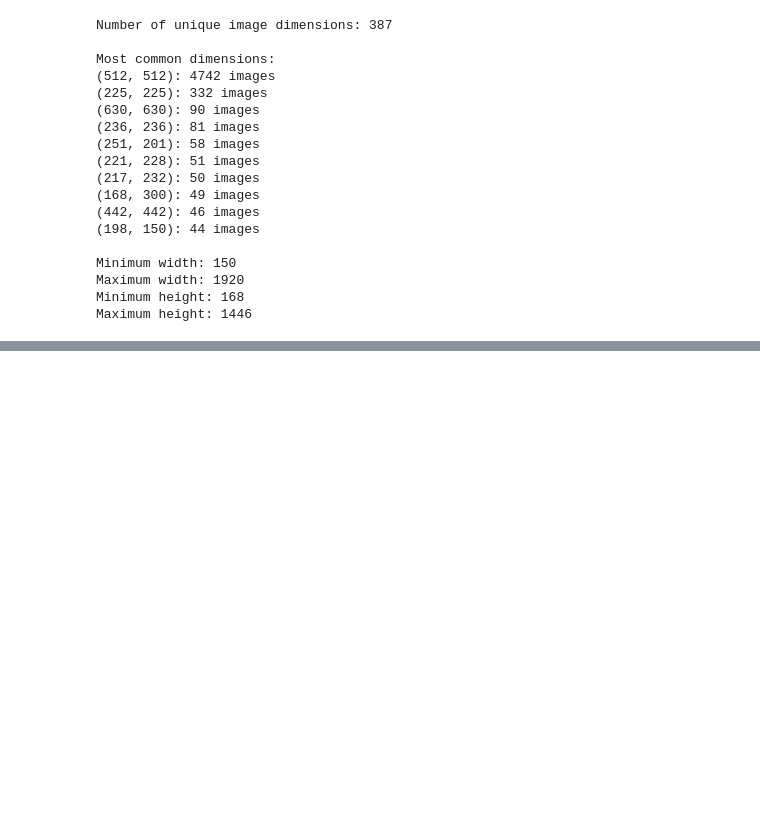
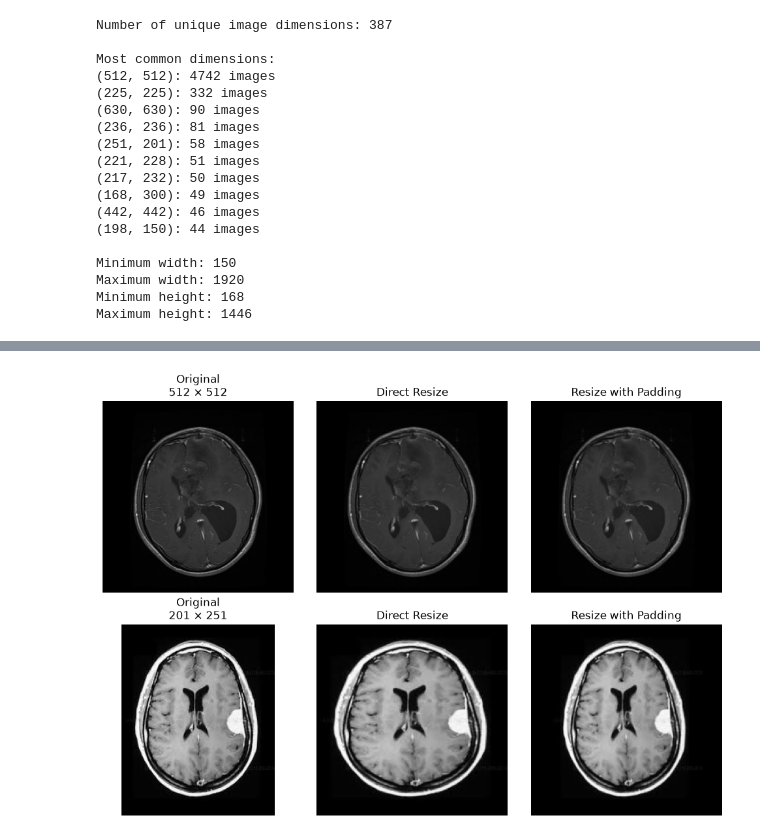
Before and after one commit to yakhlafhoussam/BrainScan, a Jupyter notebook: notebooks/01_data_preprocessing.ipynb, the cells around one changed output, grey strips where cells are left out. Cells and saved outputs as stored; diff of their text form; code cells hidden in the pictures; blank space fills up the shorter version.

```diff
--- a/notebooks/01_data_preprocessing.ipynb
+++ b/notebooks/01_data_preprocessing.ipynb
@@ -241,0 +309,4 @@ Maximum height: 1446
+# %%
+
+def resize_direct(image, size=(224, 224)):
+    return cv2.resize(image, size, interpolation=cv2.INTER_AREA)
@@ -241,0 +343,44 @@ Maximum height: 1446
+# %%
+all_image_paths = [
+    file
+    for folder in class_dirs
+    for file in folder.iterdir()
+    if file.is_file() and file.suffix.lower() in VALID_EXTENSIONS
+]
+
+square_path = next(
+    path
+    for path in all_image_paths
+    if (img := cv2.imread(str(path))) is not None and img.shape[0] == img.shape[1]
+)
+
+nonsquare_path = next(
+    path
+    for path in all_image_paths
+    if (img := cv2.imread(str(path))) is not None and img.shape[0] != img.shape[1]
+)
+
+fig, axes = plt.subplots(2, 3, figsize=(10, 7))
+
+for row, path in enumerate([square_path, nonsquare_path]):
+    image = cv2.imread(str(path))
+
+    direct = resize_direct(image, IMAGE_SIZE)
+    padded = resize_with_padding(image, IMAGE_SIZE)
+
+    axes[row, 0].imshow(image)
+    axes[row, 0].set_title(f"Original\n{image.shape[1]} × {image.shape[0]}")
+
+    axes[row, 1].imshow(direct)
+    axes[row, 1].set_title("Direct Resize")
+
+    axes[row, 2].imshow(padded)
+    axes[row, 2].set_title("Resize with Padding")
+
+    for ax in axes[row]:
+        ax.axis("off")
+
+plt.tight_layout()
+plt.show()
+# %% [output]
+[figure, added]
```
Also changed, not shown: parts of 29 cells of this notebook, 2 other files.
